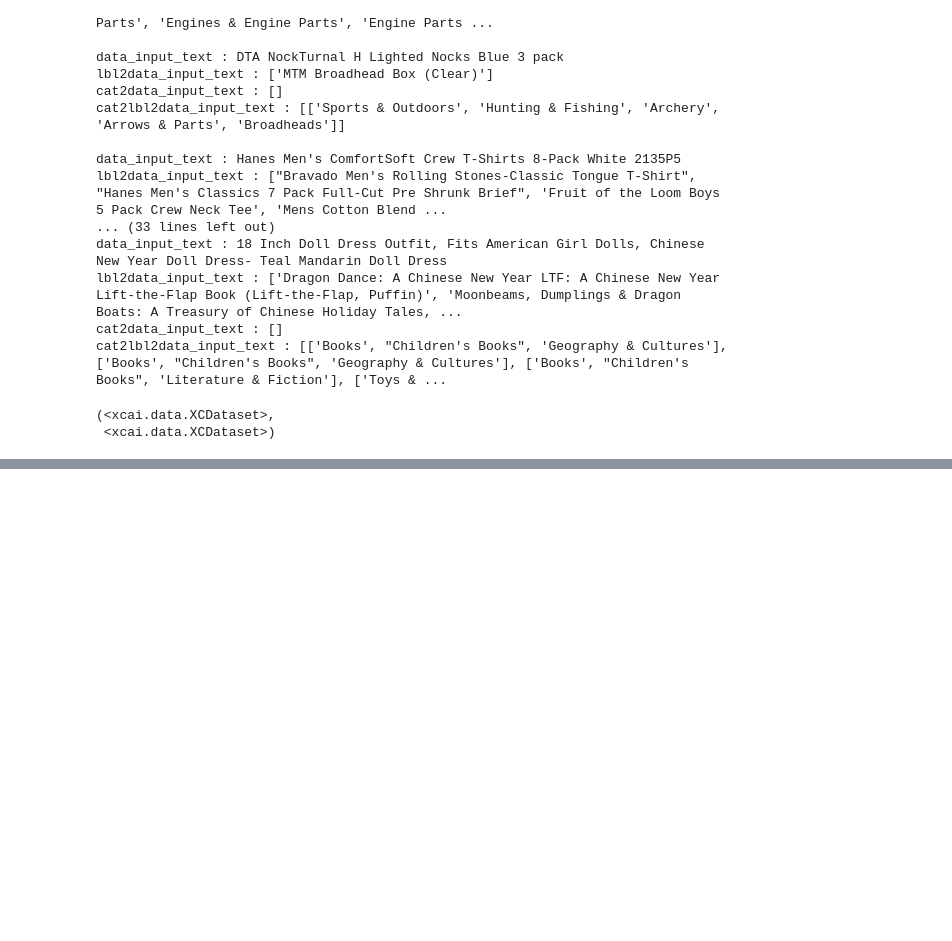
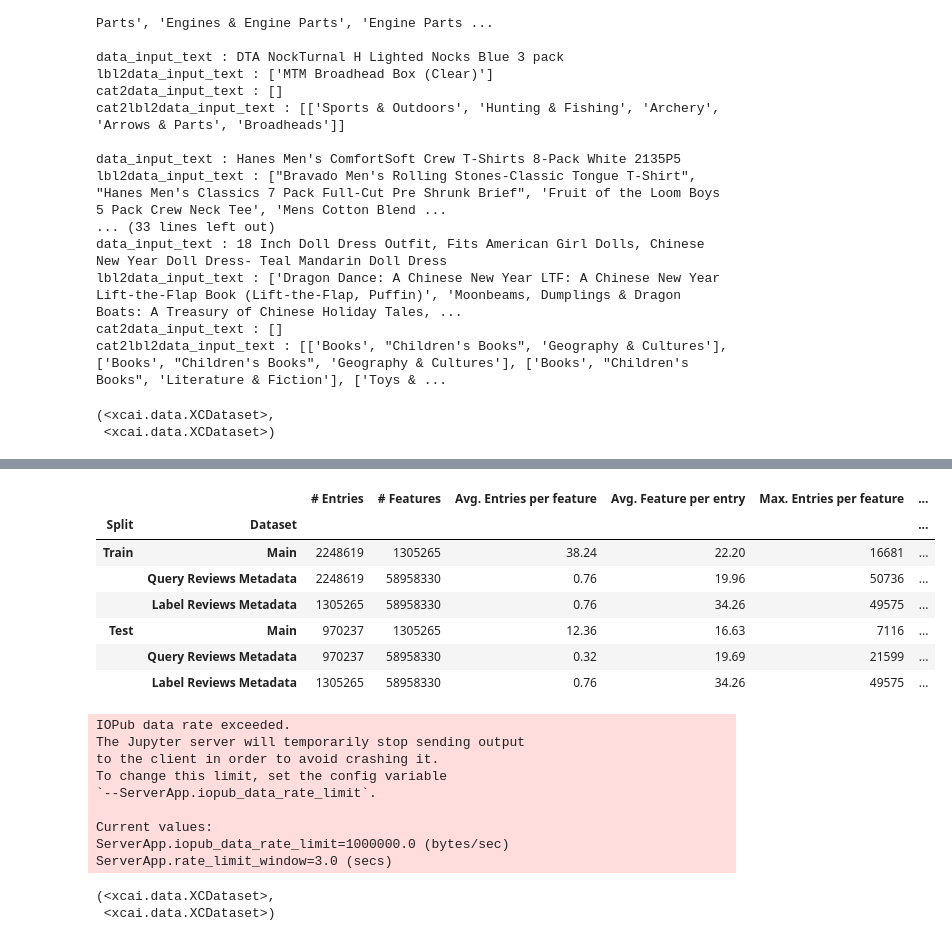
Before and after one commit to suchith720/sugar, a Jupyter notebook: nbs/13_wikiseelaso-amazon-dataset-statistics-report.ipynb, the cells around one changed output, grey strips where cells are left out. Drawn from its saved outputs; the diff is of its cells as text; code cells hidden in the pictures; blank space fills up the shorter version.

```diff
--- a/nbs/13_wikiseelaso-amazon-dataset-statistics-report.ipynb
+++ b/nbs/13_wikiseelaso-amazon-dataset-statistics-report.ipynb
@@ -555,0 +596,22 @@ cat2lbl2data_input_text : [['Books', "Children's Books", 'Geography & Cultures']
+# %%
+show_func(metadata_type='review_title_text')
+# %% [output]
+|  |  | # Entries | # Features | Avg. Entries per feature | Avg. Feature per entry | Max. Entries per feature | ... |
+| Split | Dataset |  |  |  |  |  | ... |
+| Train | Main | 2248619 | 1305265 | 38.24 | 22.20 | 16681 | ... |
+|  | Query Reviews Metadata | 2248619 | 58958330 | 0.76 | 19.96 | 50736 | ... |
+|  | Label Reviews Metadata | 1305265 | 58958330 | 0.76 | 34.26 | 49575 | ... |
+| Test | Main | 970237 | 1305265 | 12.36 | 16.63 | 7116 | ... |
+|  | Query Reviews Metadata | 970237 | 58958330 | 0.32 | 19.69 | 21599 | ... |
+|  | Label Reviews Metadata | 1305265 | 58958330 | 0.76 | 34.26 | 49575 | ... |
+IOPub data rate exceeded.
+The Jupyter server will temporarily stop sending output
+to the client in order to avoid crashing it.
+To change this limit, set the config variable
+`--ServerApp.iopub_data_rate_limit`.
+
+Current values:
+ServerApp.iopub_data_rate_limit=1000000.0 (bytes/sec)
+ServerApp.rate_limit_window=3.0 (secs)
+(<xcai.data.XCDataset>,
+ <xcai.data.XCDataset>)
```
Also changed, not shown: parts of 5 cells of this notebook, 10 other files.
